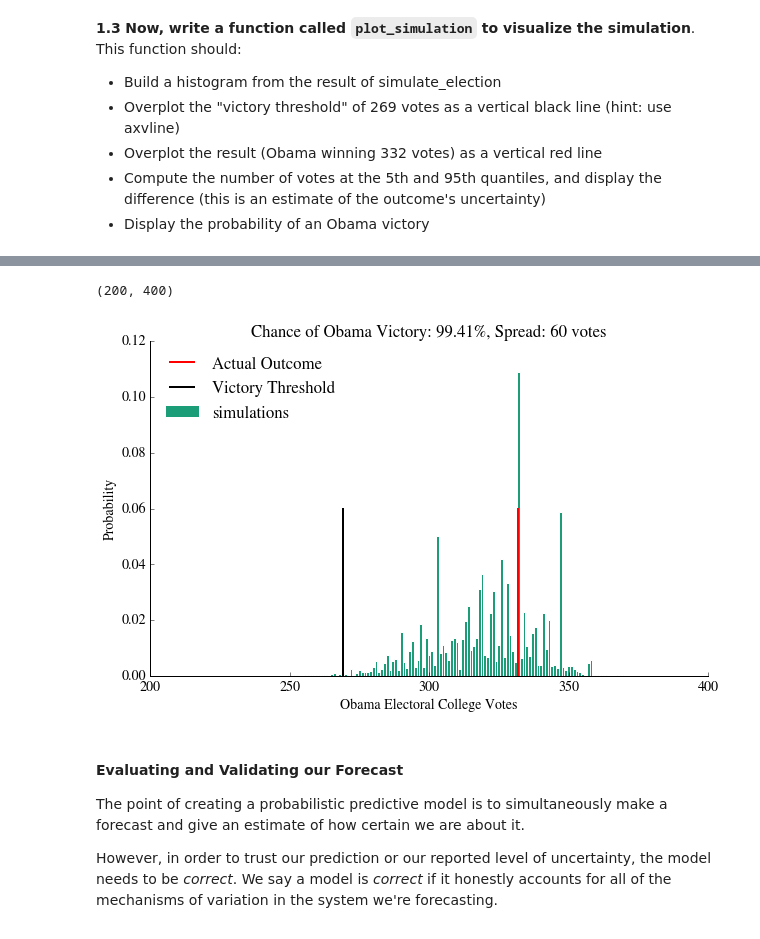
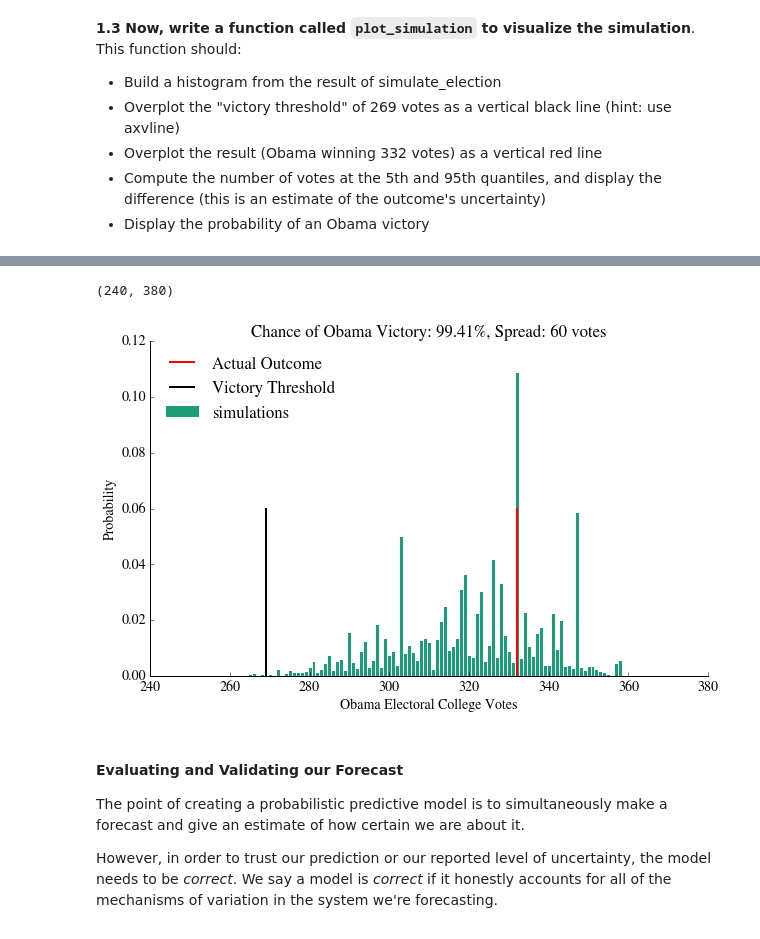
Before and after one commit to xpmanoj/content, a Jupyter notebook: HW2.ipynb, the cells around one changed output, grey strips where cells are left out. Drawn from its saved outputs; the diff is of its cells as text; code cells hidden in the pictures.

```diff
--- a/HW2.ipynb
+++ b/HW2.ipynb
@@ -412,10 +412,10 @@ Lets plot the result of the Predictwise simulation. Your plot should look someth
 <img src="http://i.imgur.com/uCOFXHp.png">
 # %%
 plot_simulation(result)
-plt.xlim(200,400)
+plt.xlim(240,380)
 # %% [output]
-(200, 400)
+(240, 380)
-[figure, old version]
+[figure, new version]
 # %% [markdown]
 #### Evaluating and Validating our Forecast
 
```
Also changed, not shown: 9 other files.
